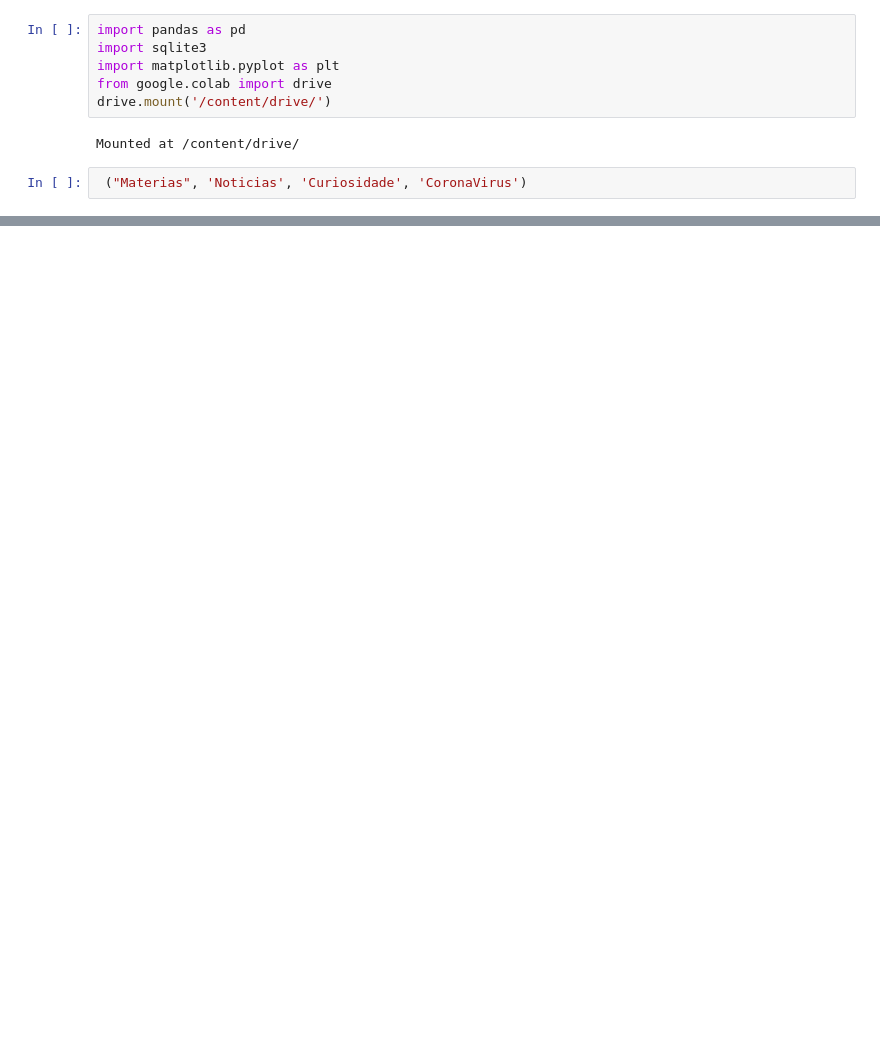
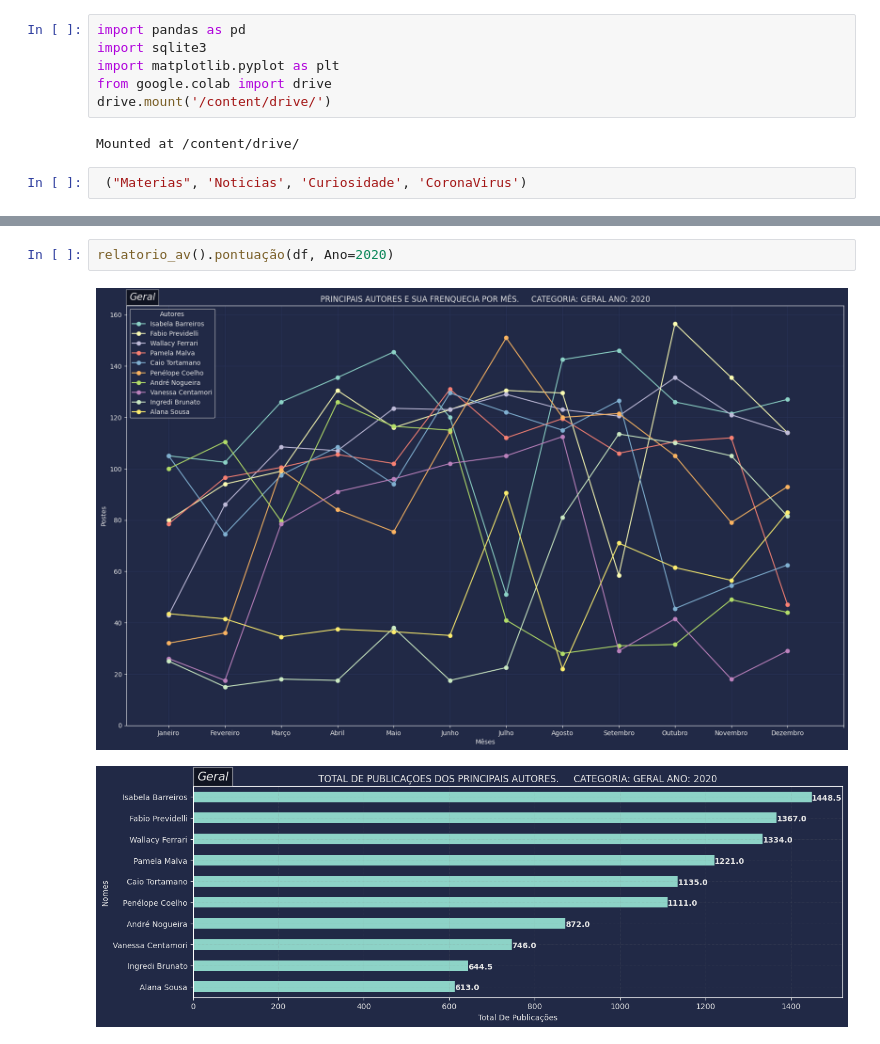
Before and after one commit to Winzen/freecodecamp.org, a Jupyter notebook: THINGS TO REMEMBER AND STUDY/aventurafunção.ipynb, the cells around one changed output, grey strips where cells are left out. Drawn from its saved outputs; the diff is of its cells as text; blank space fills up the shorter version.

```diff
--- a/THINGS TO REMEMBER AND STUDY/aventurafunção.ipynb
+++ b/THINGS TO REMEMBER AND STUDY/aventurafunção.ipynb
@@ -151,0 +388,5 @@ See the caveats in the documentation: https://pandas.pydata.org/pandas-docs/stab
+# %%
+relatorio_av().pontuação(df, Ano=2020)
+# %% [output]
+[figure, added]
+[figure, added]
```
Also changed, not shown: parts of 6 cells of this notebook.
